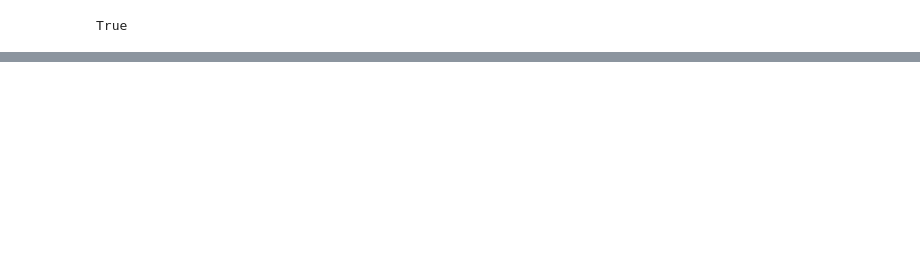
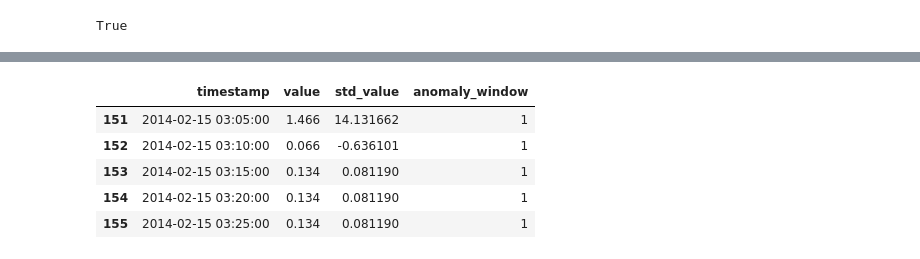
Before and after one commit to Martini-111/Anomaly_Detection, a Jupyter notebook: NAB_notebook.ipynb, the cells around one changed output, grey strips where cells are left out. Drawn from its saved outputs; the diff is of its cells as text; code cells hidden in the pictures; blank space fills up the shorter version.

```diff
--- a/NAB_notebook.ipynb
+++ b/NAB_notebook.ipynb
@@ -50,0 +93,10 @@ AttributeError: The '.style' accessor requires jinja2
+# %%
+# inp_df.describe()
+inp_df[inp_df["anomaly_window"] == 1].head()
+# %% [output]
+|  | timestamp | value | std_value | anomaly_window |
+| 151 | 2014-02-15 03:05:00 | 1.466 | 14.131662 | 1 |
+| 152 | 2014-02-15 03:10:00 | 0.066 | -0.636101 | 1 |
+| 153 | 2014-02-15 03:15:00 | 0.134 | 0.081190 | 1 |
+| 154 | 2014-02-15 03:20:00 | 0.134 | 0.081190 | 1 |
+| 155 | 2014-02-15 03:25:00 | 0.134 | 0.081190 | 1 |
```
Also changed, not shown: parts of 8 cells of this notebook.
